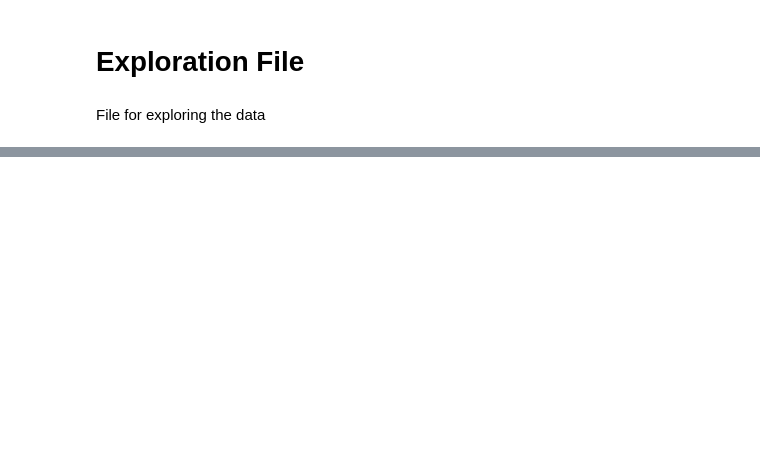
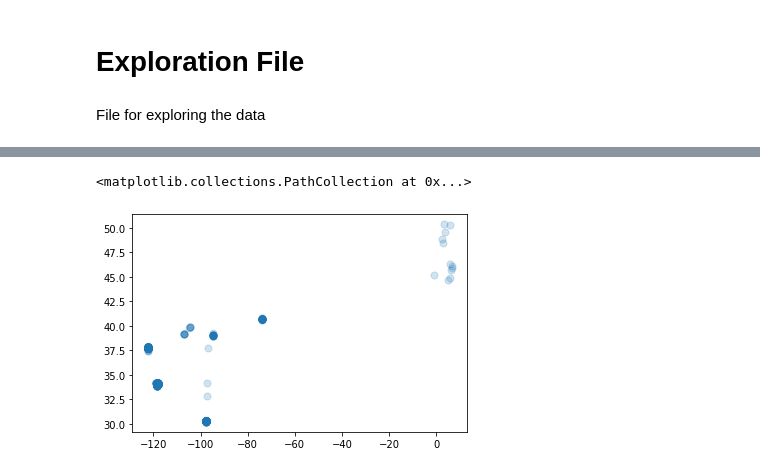
Before and after one commit to mjorrico/spatial-data-visualizer, a Jupyter notebook: exploration.ipynb, the cells around one changed output, grey strips where cells are left out. Drawn from its saved outputs; the diff is of its cells as text; code cells hidden in the pictures; blank space fills up the shorter version.

```diff
--- a/exploration.ipynb
+++ b/exploration.ipynb
@@ -26,0 +35,3 @@ df.head(10)
+# %%
+#df_small = df.sample(n=200)
+df_small = df.head(1000)
@@ -26,0 +86,6 @@ df.head(10)
+# %%
+X= np.array(df_small[['longitude','latitude']],dtype='float64')
+plt.scatter(X[:,0],X[:,1],alpha =0.2,s=50)
+# %% [output]
+<matplotlib.collections.PathCollection at 0x...>
+[figure, added]
```
Also changed, not shown: parts of 43 cells of this notebook.
